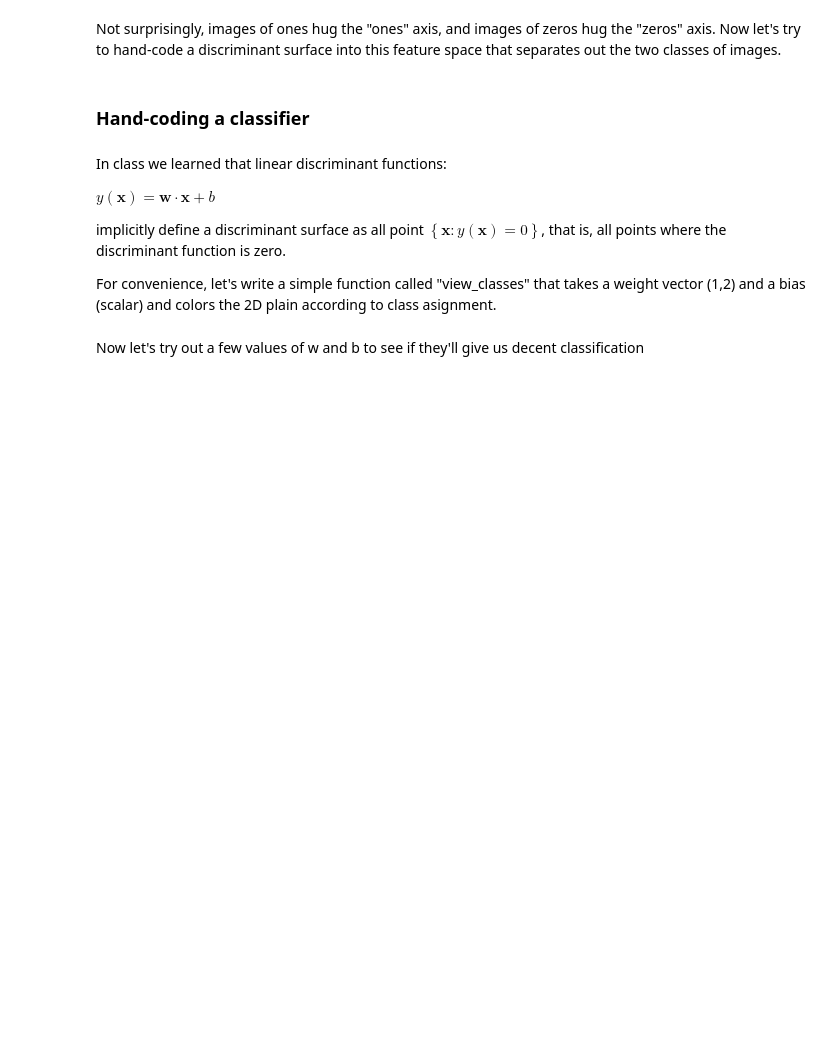
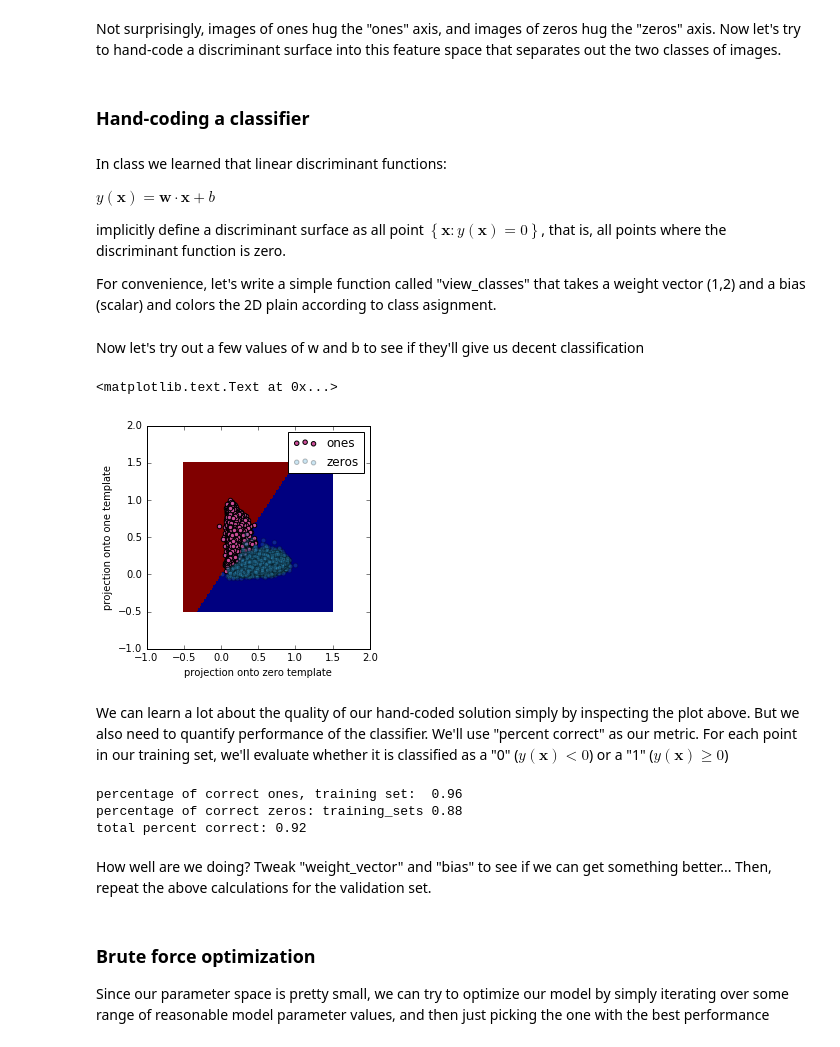
Before and after one commit to styvesg/BIOMI813, a Jupyter notebook: DIY_classifier.ipynb, the cells around one changed output. Drawn from its saved outputs; the diff is of its cells as text; code cells hidden in the pictures; blank space fills up the shorter version.

```diff
--- a/DIY_classifier.ipynb
+++ b/DIY_classifier.ipynb
@@ -117,6 +143,3 @@ $y(\mathbf{x}) = \mathbf{w} \cdot \mathbf{x} + b$
 implicitly define a discriminant surface as all point $\left \{ \mathbf{x}: y(\mathbf{x})=0 \right \}$, that is, all points where the discriminant function is zero.
 
 For convenience, let's write a simple function called "view_classes" that takes a weight vector (1,2) and a bias (scalar) and colors the 2D plain according to class asignment.
-# %%
-    X,Y = np.meshgrid(np.linspace(0,1,num=10),
-                      np.linspace(0,1,num=10))
@@ -145,15 +165,20 @@ def view_class(weight_vector, bias, view_bounds=(-.5,1.5), view_res=100):
 # %% [markdown]
 Now let's try out a few values of w and b to see if they'll give us decent classification
 # %%
-##test with w = (-1,1), b = 1
-_ = view_class(np.array([-1,.5]), -.28)
+##test with
+w = np.array([-1.5,1])
+b = .01
+_ = view_class(w, b)
 
-x_color = np.array([.8,.3,.6])  ##pink vector
-y_color = np.array([.2,.6,.8])  ##blue vector
 
-plt.scatter(phi_s_ones[:,0], phi_s_ones[:,1],c=x_color,label='ones', alpha = 1)
-plt.scatter(phi_s_zeros[:,0], phi_s_zeros[:,1],c=y_color,label='zeros', alpha = 0.5)
+plt.scatter(phi_s_ones[:,0], phi_s_ones[:,1],c=one_color,label='ones', alpha = 1)
+plt.scatter(phi_s_zeros[:,0], phi_s_zeros[:,1],c=zero_color,label='zeros', alpha = 0.25)
 plt.legend()
 plt.gca().set_aspect('equal', adjustable='box')
 plt.xlabel('projection onto zero template')
 plt.ylabel('projection onto one template')
+# %% [output]
+<matplotlib.text.Text at 0x...>
+[figure, added]
+# %% [markdown]
+We can learn a lot about the quality of our hand-coded solution simply by inspecting the plot above. But we also need to quantify performance of the classifier. We'll use "percent correct" as our metric. For each point in our training set, we'll evaluate whether it is classified as a "0" ($y(\mathbf{x}) <0$) or a "1" ($y(\mathbf{x}) \geq 0$)
@@ -159,0 +196,20 @@ plt.ylabel('projection onto one template')
+# %%
+one_preds = discriminant_function(phi_s_ones.T, w,b)  ##true == correct
+zero_preds = discriminant_function(phi_s_zeros.T, w,b)  ##false == correct
+
+trn_one_correct = np.sum(one_preds==True)/float(len(one_preds))
+trn_zero_correct = np.sum(zero_preds==False)/float(len(one_preds))
+
+print 'percentage of correct ones, training set:  %0.2f' %(trn_one_correct)
+print 'percentage of correct zeros: training_set: %0.2f' %(trn_zero_correct)
+print 'total percent correct: %0.2f' %((trn_one_correct+trn_zero_correct)/2.)
+# %% [output]
+percentage of correct ones, training set:  0.96
+percentage of correct zeros: training_sets 0.88
+total percent correct: 0.92
+# %% [markdown]
+How well are we doing? Tweak "weight_vector" and "bias" to see if we can get something better...
+Then, repeat the above calculations for the validation set.
+# %% [markdown]
+### Brute force optimization
+Since our parameter space is pretty small, we can try to optimize our model by simply iterating over some range of reasonable model parameter values, and then just picking the one with the best performance
```
Also changed, not shown: parts of 17 cells of this notebook, 1 other file.
